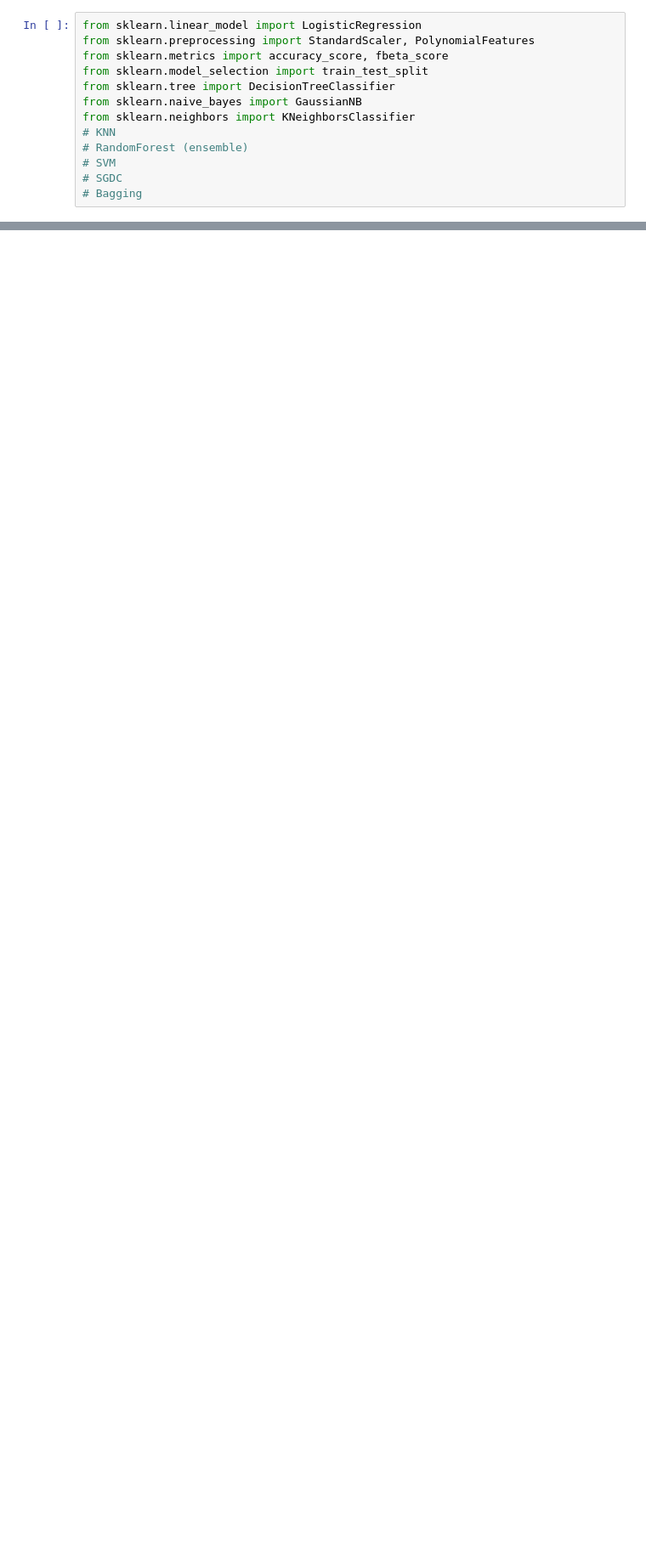
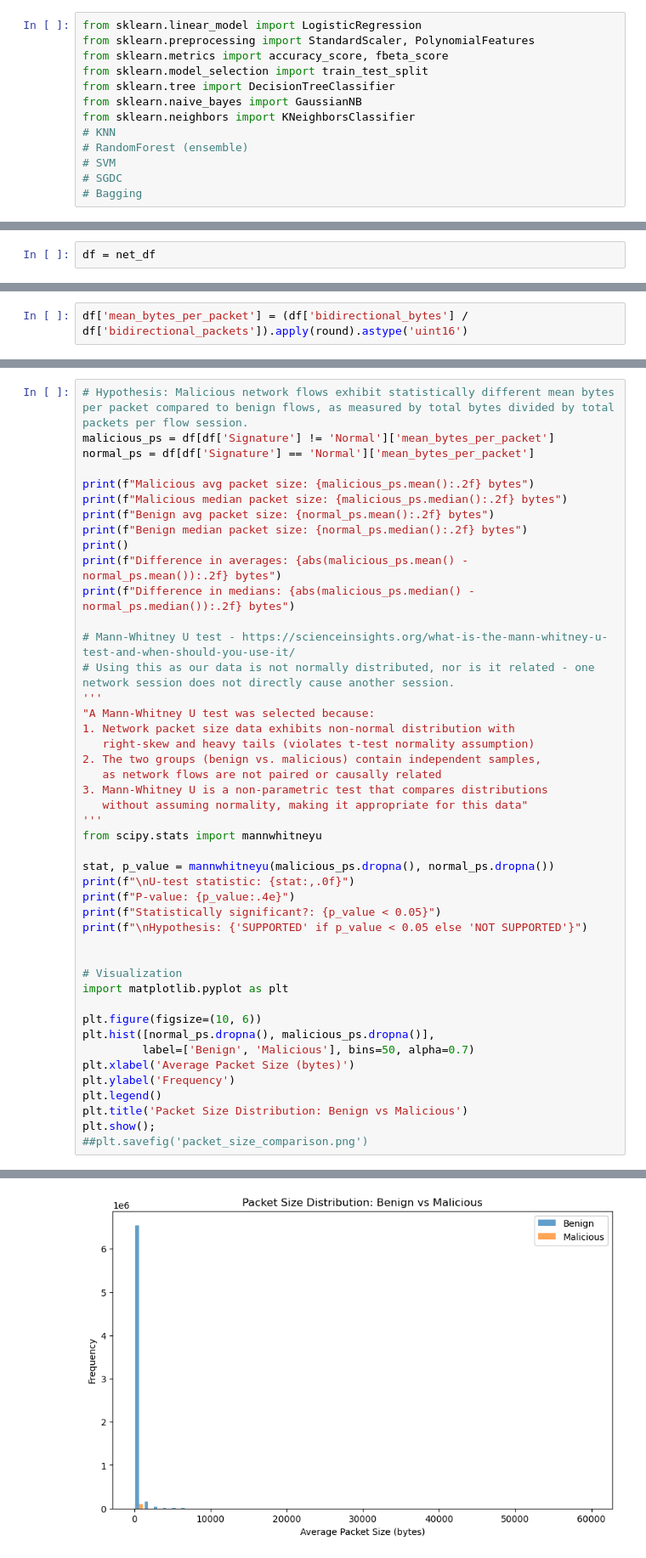
Before and after one commit to birbarino/Data-Analytics-Capstone, a Jupyter notebook: notebooks/models.ipynb, the cells around one changed output, grey strips where cells are left out. Shown at 85% size. Saved outputs shown, nothing was run; the diff lists cells and outputs as text; blank space fills up the shorter version.

```diff
--- a/notebooks/models.ipynb
+++ b/notebooks/models.ipynb
@@ -109,0 +27,2 @@ Significant difference: False
+# %%
+df = net_df
@@ -109,0 +49,2 @@ Significant difference: False
+# %%
+df['mean_bytes_per_packet'] = (df['bidirectional_bytes'] / df['bidirectional_packets']).apply(round).astype('uint16')
@@ -109,0 +98,46 @@ Significant difference: False
+# %%
+# Hypothesis: Malicious network flows exhibit statistically different mean bytes per packet compared to benign flows, as measured by total bytes divided by total packets per flow session.
+malicious_ps = df[df['Signature'] != 'Normal']['mean_bytes_per_packet']
+normal_ps = df[df['Signature'] == 'Normal']['mean_bytes_per_packet']
+
+print(f"Malicious avg packet size: {malicious_ps.mean():.2f} bytes")
+print(f"Malicious median packet size: {malicious_ps.median():.2f} bytes")
+print(f"Benign avg packet size: {normal_ps.mean():.2f} bytes")
+print(f"Benign median packet size: {normal_ps.median():.2f} bytes")
+print()
+print(f"Difference in averages: {abs(malicious_ps.mean() - normal_ps.mean()):.2f} bytes")
+print(f"Difference in medians: {abs(malicious_ps.median() - normal_ps.median()):.2f} bytes")
+
+# Mann-Whitney U test - https://scienceinsights.org/what-is-the-mann-whitney-u-test-and-when-should-you-use-it/
+# Using this as our data is not normally distributed, nor is it related - one network session does not directly cause another session.
+'''
+"A Mann-Whitney U test was selected because:
+1. Network packet size data exhibits non-normal distribution with
+   right-skew and heavy tails (violates t-test normality assumption)
+2. The two groups (benign vs. malicious) contain independent samples,
+   as network flows are not paired or causally related
+3. Mann-Whitney U is a non-parametric test that compares distributions
+   without assuming normality, making it appropriate for this data"
+'''
+from scipy.stats import mannwhitneyu
+
+stat, p_value = mannwhitneyu(malicious_ps.dropna(), normal_ps.dropna())
+print(f"\nU-test statistic: {stat:,.0f}")
+print(f"P-value: {p_value:.4e}")
+print(f"Statistically significant?: {p_value < 0.05}")
+print(f"\nHypothesis: {'SUPPORTED' if p_value < 0.05 else 'NOT SUPPORTED'}")
+
+
+# Visualization
+import matplotlib.pyplot as plt
+
+plt.figure(figsize=(10, 6))
+plt.hist([normal_ps.dropna(), malicious_ps.dropna()],
+         label=['Benign', 'Malicious'], bins=50, alpha=0.7)
+plt.xlabel('Average Packet Size (bytes)')
+plt.ylabel('Frequency')
+plt.legend()
+plt.title('Packet Size Distribution: Benign vs Malicious')
+plt.show();
+##plt.savefig('packet_size_comparison.png')
+# %% [output]
@@ -109,0 +157 @@ Significant difference: False
+[figure, added]
```
Also changed, not shown: parts of 14 cells of this notebook.
